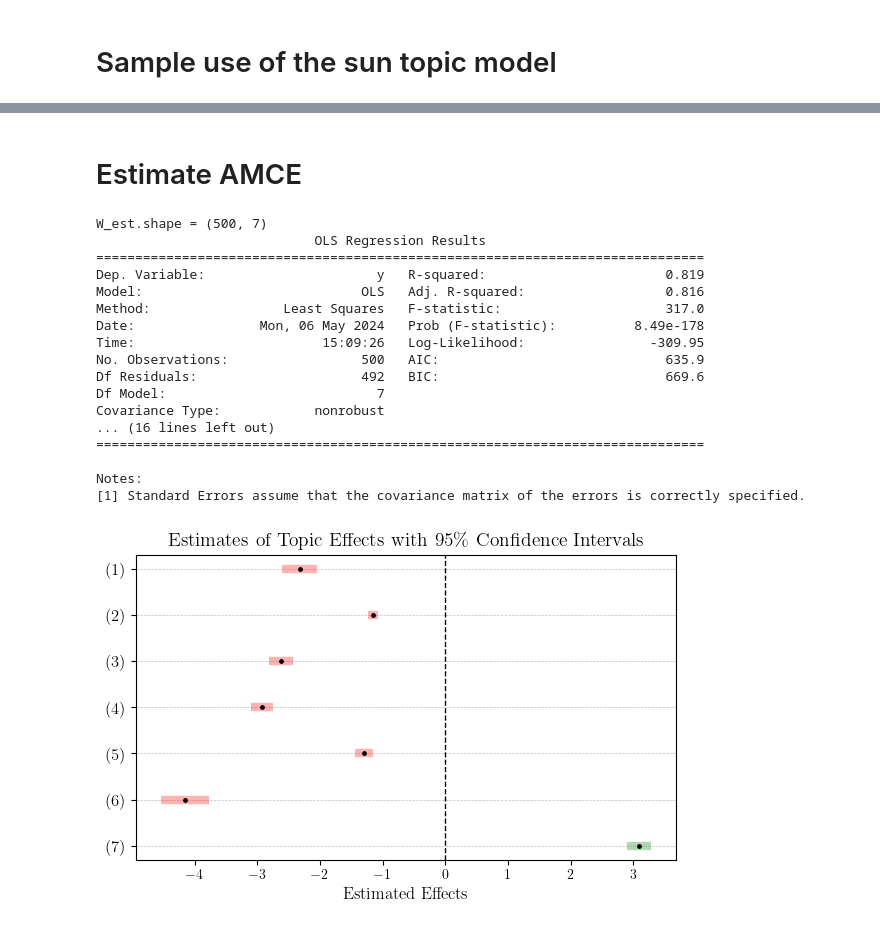
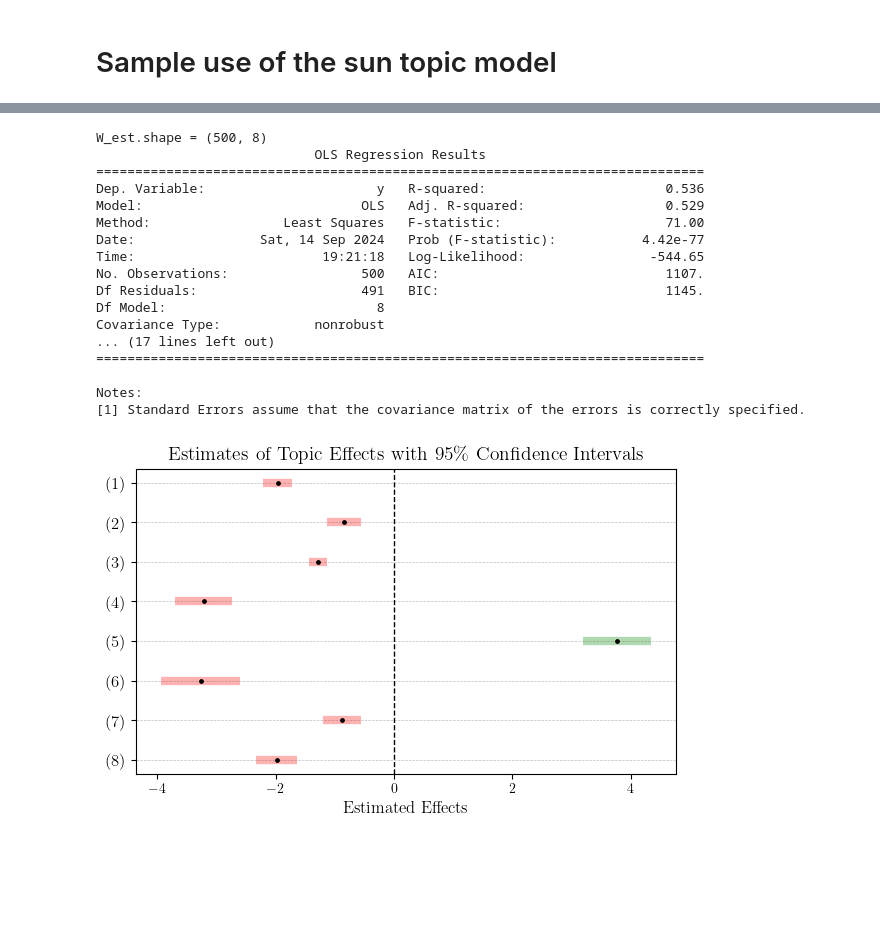
Before and after one commit to TillRS/suntopicmodel, a Jupyter notebook: sample.ipynb, the cells around one changed output, grey strips where cells are left out. Drawn from its saved outputs; the diff is of its cells as text; code cells hidden in the pictures; blank space fills up the shorter version.

```diff
--- a/sample.ipynb
+++ b/sample.ipynb
@@ -13,9 +13,9 @@ m = 100
 J = 10
 W_t = np.random.rand(n, J)
 H_t = np.random.rand(J, m)
-X = np.dot(W_t, H_t) + np.random.rand(n, m) * 0.1
+X = np.dot(W_t, H_t) + np.random.rand(n, m) * 0.05
 coef_true = np.random.normal(0, 1, J)
-Y = np.dot(W_t, coef_true) + np.random.rand(n) * 0.1
+Y = np.dot(W_t, coef_true) + np.random.rand(n) * 0.05
 Y = (Y-np.mean(Y))/np.std(Y)
 print(f"coeff_true: {coef_true}")
 
@@ -149,2 +129,0 @@ In-sample MSE:  0.015424563401533191
-# %% [markdown]
-# Estimate AMCE
@@ -153,5 +130,9 @@ import statsmodels.api as sm
+# %%
+# Save and load the model
+model.save("model")
+model_loaded = suntopic.load("model.npz")
 # %%
-Y_est_pred, W_est = model.predict(X_est, return_topics=True, random_state=2024)
+Y_est_pred, W_est = model_loaded.predict(X_est, return_topics=True, random_state=2025)
 print(f"{W_est.shape = }")
 
 # Fit a linear regression model to the estimated topics
@@ -159,30 +140,25 @@ W_est = sm.add_constant(W_est)
 model_est = sm.OLS(Y_est, W_est).fit()
 print(model_est.summary())
 # %% [output]
-W_est.shape = (500, 7)
+W_est.shape = (500, 8)
                             OLS Regression Results
 ==============================================================================
-Dep. Variable:                      y   R-squared:                       0.819
-Model:                            OLS   Adj. R-squared:                  0.816
-Method:                 Least Squares   F-statistic:                     317.0
-Date:                Mon, 06 May 2024   Prob (F-statistic):          8.49e-178
-Time:                        15:09:26   Log-Likelihood:                -309.95
-No. Observations:                 500   AIC:                             635.9
-Df Residuals:                     492   BIC:                             669.6
-Df Model:                           7
+Dep. Variable:                      y   R-squared:                       0.536
+Model:                            OLS   Adj. R-squared:                  0.529
+Method:                 Least Squares   F-statistic:                     71.00
+Date:                Sat, 14 Sep 2024   Prob (F-statistic):           4.42e-77
+Time:                        19:21:18   Log-Likelihood:                -544.65
+No. Observations:                 500   AIC:                             1107.
+Df Residuals:                     491   BIC:                             1145.
+Df Model:                           8
 Covariance Type:            nonrobust
-... (16 lines left out)
+... (17 lines left out)
 ==============================================================================
 
 Notes:
 [1] Standard Errors assume that the covariance matrix of the errors is correctly specified.
 # %%
-import matplotlib.pyplot as plt
-from matplotlib import rc
-
-
 # Set font to Computer Modern
-rc("font", **{"family": "serif", "serif": ["Computer Modern"]})
 plt.rcParams["text.usetex"] = True
 
 # Extract parameters and confidence intervals from the regression results
@@ -217,32 +193,32 @@ for i, (param, (lower, upper)) in enumerate(zip(params, conf_int)):
             alpha=0.3,
         )
         ax.scatter(param, i, marker="o", s=6, color="black", zorder=10)
 
     else:
         ax.plot(
             [lower, upper],
             [i, i],
             color="green",
             linewidth=6,
             solid_capstyle="butt",
             alpha=0.3,
         )
         ax.scatter(param, i, marker="o", s=6, color="black", zorder=10)
 
 # Customize the plot
 ax.axvline(0, color="black", linestyle="--", linewidth=1)  # Add a vertical line at x=0
 ax.yaxis.tick_left()
 ax.invert_yaxis()  # Flip the graph
 ax.set_yticks(np.arange(len(params)))
 ax.set_yticklabels([f"({i+1})" for i in range(len(model_est.params) - 1)], fontsize=12)
 ax.set_xlabel("Estimated Effects", fontsize=12)
 # include lin break in the title
 ax.set_title("Estimates of Topic Effects with 95\% Confidence Intervals", fontsize=14)
 
 
 # Save or show the plot
 plt.tight_layout()
-# plt.savefig( str(data_dir) + '/LinWood_Causal_Effects_plot2.png',bbox_inches="tight", dpi=600)  # Save the plot as an image file
+
 plt.show()
 # %% [output]
-[figure, old version]
+[figure, new version]
```
Also changed, not shown: parts of 13 cells of this notebook.
